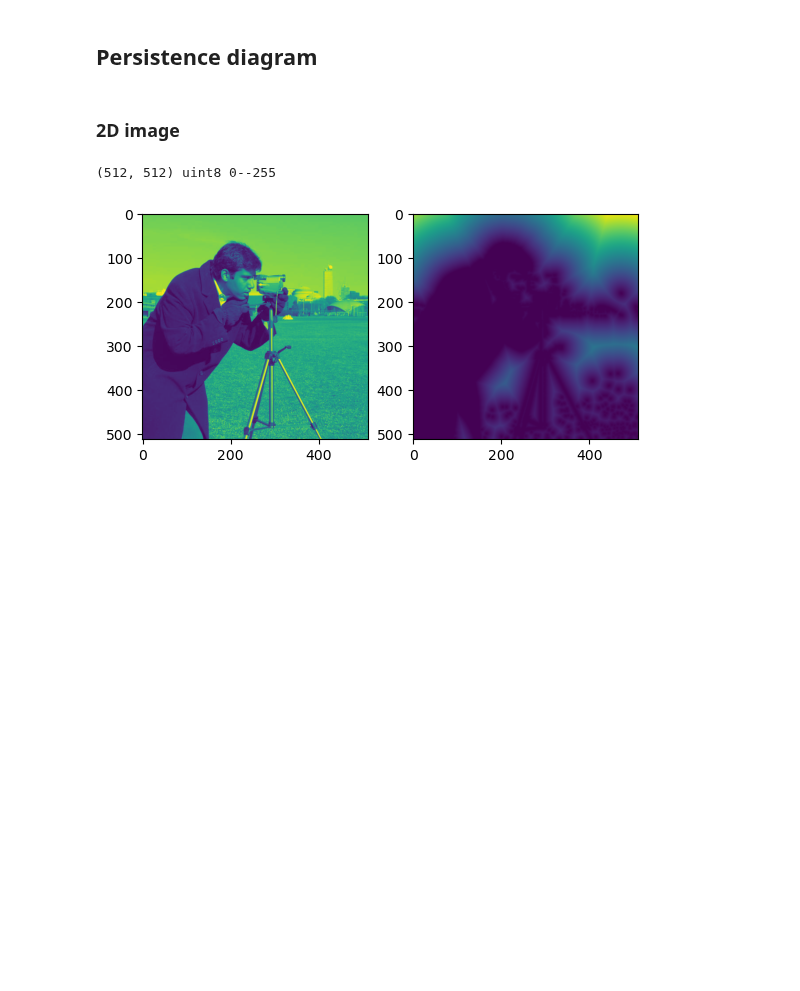
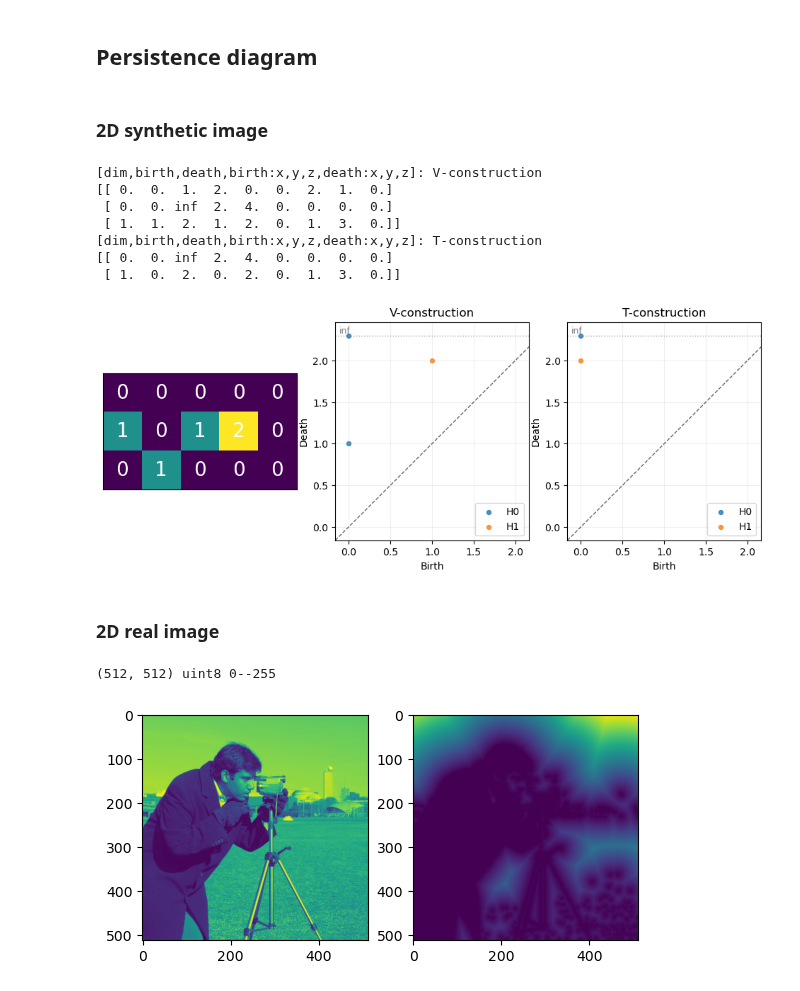
Before and after one commit to shizuo-kaji/CubicalRipser, a Jupyter notebook: demo/cubicalripser.ipynb, the cells around one changed output. Drawn from its saved outputs; the diff is of its cells as text; code cells hidden in the pictures; blank space fills up the shorter version.

```diff
--- a/demo/cubicalripser.ipynb
+++ b/demo/cubicalripser.ipynb
@@ -73,7 +73,49 @@ def explore_slices(data, cmap="gray"):
 # %% [markdown]
 ## Persistence diagram
 # %% [markdown]
-### 2D image
+### 2D synthetic image
+# %%
+# define a 2D array
+simple_img=np.array([[0,0,0,0,0],
+                      [1,0,1,2,0],
+                      [0,1,0,0,0]])
+
+# plot the array
+fig, axs = plt.subplots(1, 3, figsize=(12, 4))
+axs[0].imshow(simple_img, cmap="viridis", interpolation="nearest")
+axs[0].set_xticks([])
+axs[0].set_yticks([])
+axs[0].set_aspect("equal")
+for i in range(simple_img.shape[0]):
+    for j in range(simple_img.shape[1]):
+        axs[0].text(j, i, simple_img[i, j], ha="center", va="center", fontsize=20, color="white")
+
+# compute PH of the 2D array: there are two major ways to construct a cubical complex from the array
+# in this particular example, we do not see any difference in the persistence diagram
+pd = cripser.compute_ph(simple_img) # V-construction
+pdt = cripser.compute_ph(simple_img, filtration='T') # T-construction
+
+# each line contains (dim,birth,death,x1,y1,z1,x2,y2,z2), where (x1,y1,z1) is the location of the creator cell of the cycle and (x2,y2,z2) is the location of the destroyer cell of the cycle"
+print("[dim,birth,death,birth:x,y,z,death:x,y,z]: V-construction")
+print(pd) # replace infty with 9 for printindg
+print("[dim,birth,death,birth:x,y,z,death:x,y,z]: T-construction")
+print(pdt) # replace infty with 9 for printing
+
+# plot persistence diagram
+cripser.plot_diagrams(pd, ax=axs[1], title='V-construction')
+cripser.plot_diagrams(pdt, ax=axs[2], title='T-construction')
+plt.show()
+# %% [output]
+[dim,birth,death,birth:x,y,z,death:x,y,z]: V-construction
+[[ 0.  0.  1.  2.  0.  0.  2.  1.  0.]
+ [ 0.  0. inf  2.  4.  0.  0.  0.  0.]
+ [ 1.  1.  2.  1.  2.  0.  1.  3.  0.]]
+[dim,birth,death,birth:x,y,z,death:x,y,z]: T-construction
+[[ 0.  0. inf  2.  4.  0.  0.  0.  0.]
+ [ 1.  0.  2.  0.  2.  0.  1.  3.  0.]]
+[figure, added]
+# %% [markdown]
+### 2D real image
 # %%
 ## set the following appropriately
 imgfile = "img.jpg"  ## image file name for a 2D example
```
Also changed, not shown: parts of 10 cells of this notebook, 8 other files.
